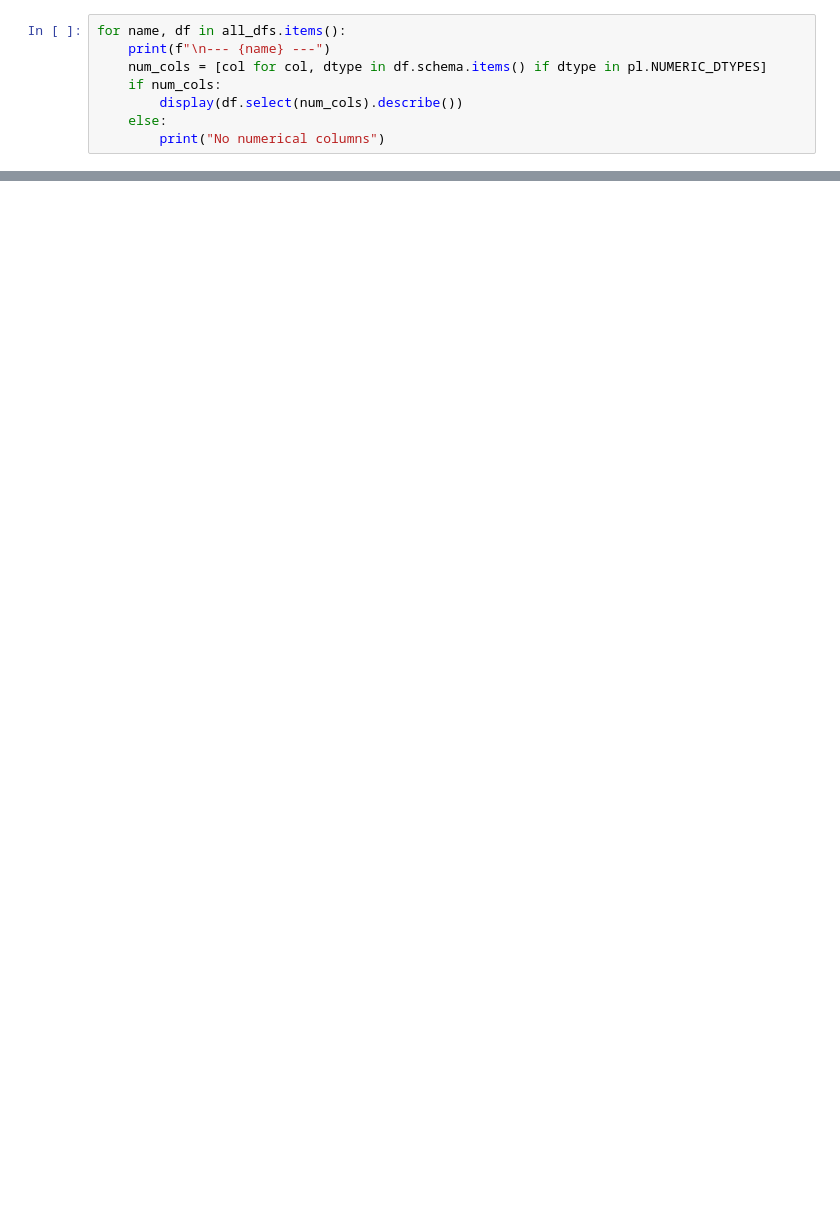
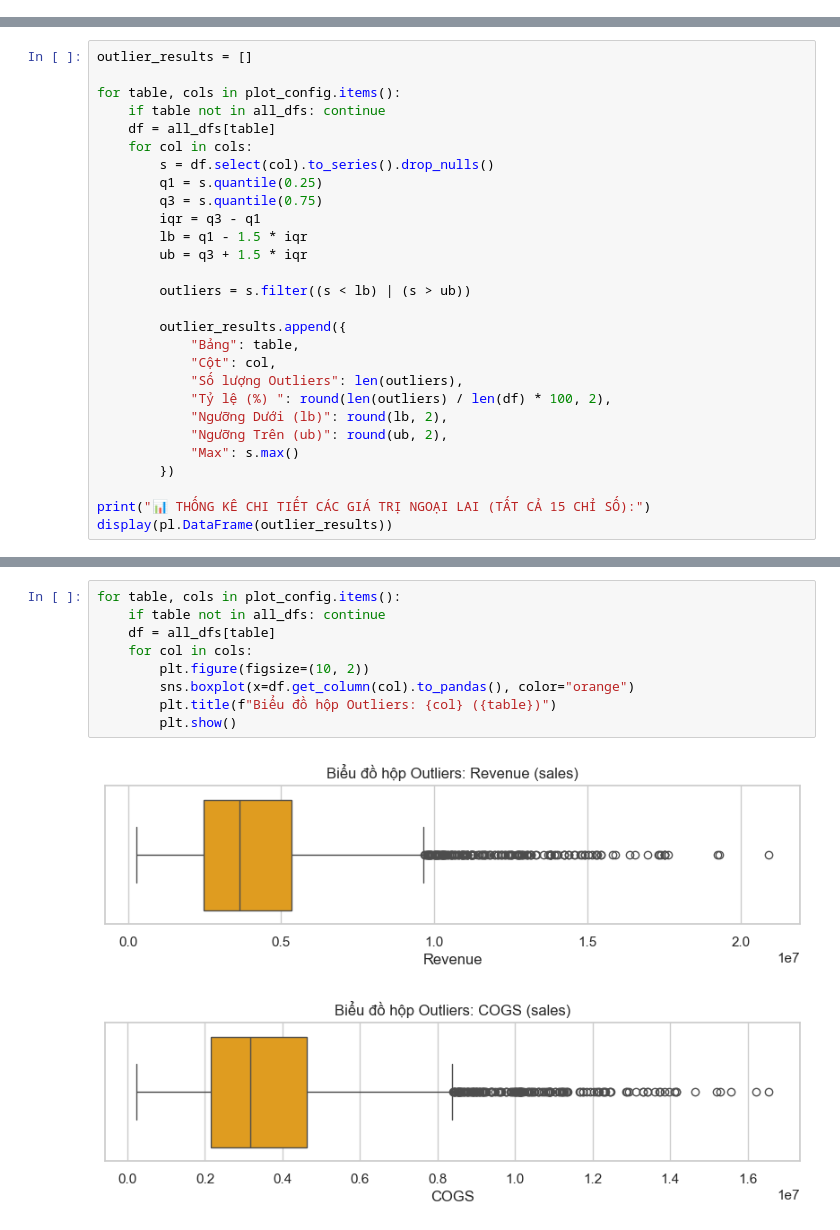
Before and after one commit to khanhnq35/Datathon_Outliers, a Jupyter notebook: notebooks/00_data_profiling.ipynb, the cells around one changed output, grey strips where cells are left out. Saved outputs shown, nothing was run; the diff lists cells and outputs as text; blank space fills up the shorter version.

Commit message:
feat: upgrade data profiling with 15 metrics, visualization and deep-dive insights

```diff
--- a/notebooks/00_data_profiling.ipynb
+++ b/notebooks/00_data_profiling.ipynb
@@ -54,8 +0,0 @@ for name, df in all_dfs.items():
-# %%
-for name, df in all_dfs.items():
-    print(f"\n--- {name} ---")
-    num_cols = [col for col, dtype in df.schema.items() if dtype in pl.NUMERIC_DTYPES]
-    if num_cols:
-        display(df.select(num_cols).describe())
-    else:
-        print("No numerical columns")
@@ -96,0 +178,28 @@ for name, df in all_dfs.items():
+# %%
+outlier_results = []
+
+for table, cols in plot_config.items():
+    if table not in all_dfs: continue
+    df = all_dfs[table]
+    for col in cols:
+        s = df.select(col).to_series().drop_nulls()
+        q1 = s.quantile(0.25)
+        q3 = s.quantile(0.75)
+        iqr = q3 - q1
+        lb = q1 - 1.5 * iqr
+        ub = q3 + 1.5 * iqr
+
+        outliers = s.filter((s < lb) | (s > ub))
+
+        outlier_results.append({
+            "Bảng": table,
+            "Cột": col,
+            "Số lượng Outliers": len(outliers),
+            "Tỷ lệ (%) ": round(len(outliers) / len(df) * 100, 2),
+            "Ngưỡng Dưới (lb)": round(lb, 2),
+            "Ngưỡng Trên (ub)": round(ub, 2),
+            "Max": s.max()
+        })
+
+print("📊 THỐNG KÊ CHI TIẾT CÁC GIÁ TRỊ NGOẠI LAI (TẤT CẢ 15 CHỈ SỐ):")
+display(pl.DataFrame(outlier_results))
@@ -96,0 +227,12 @@ for name, df in all_dfs.items():
+# %%
+for table, cols in plot_config.items():
+    if table not in all_dfs: continue
+    df = all_dfs[table]
+    for col in cols:
+        plt.figure(figsize=(10, 2))
+        sns.boxplot(x=df.get_column(col).to_pandas(), color="orange")
+        plt.title(f"Biểu đồ hộp Outliers: {col} ({table})")
+        plt.show()
+# %% [output]
+[figure, added]
+[figure, added]
```
Also changed, not shown: parts of 25 cells of this notebook.
